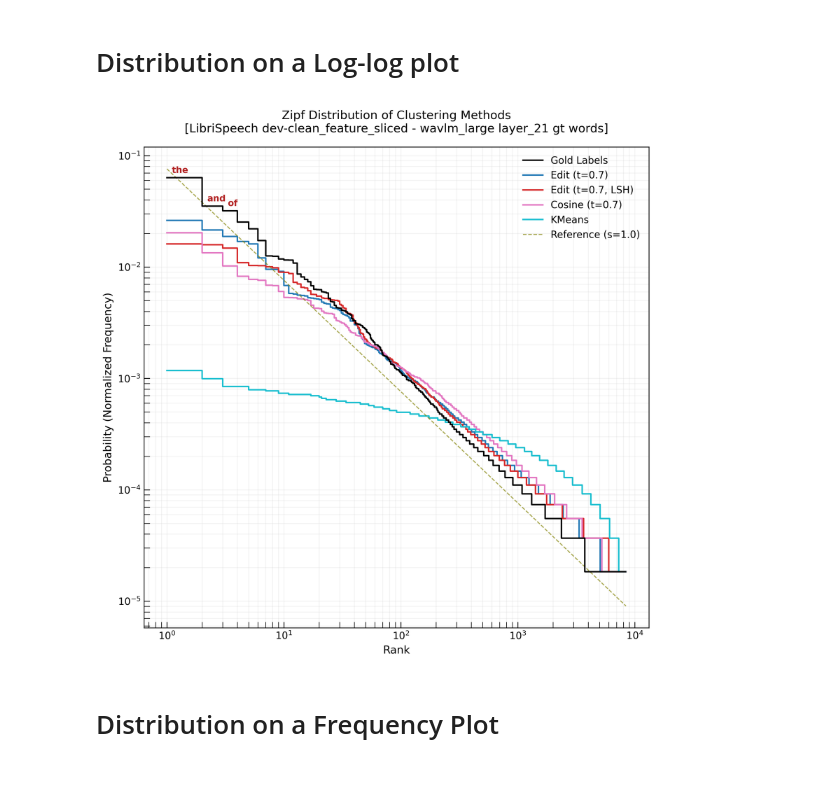
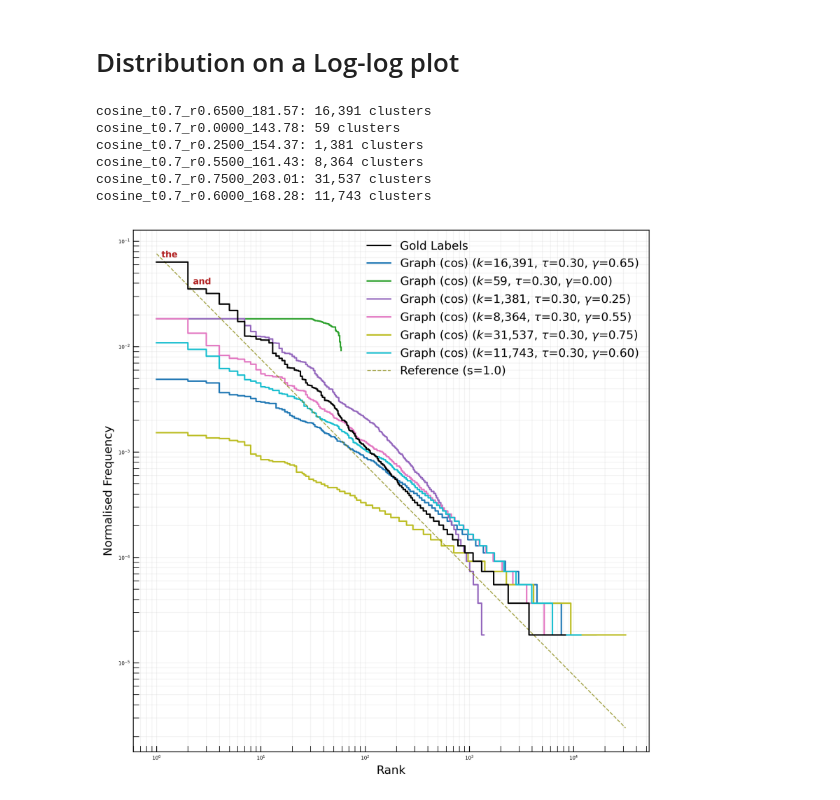
Before and after one commit to adendorffy/zipf-clus, a Jupyter notebook: zipf.ipynb, the cells around one changed output. Saved outputs shown, nothing was run; the diff lists cells and outputs as text; code cells hidden in the pictures.

```diff
--- a/zipf.ipynb
+++ b/zipf.ipynb
@@ -78,15 +141,31 @@ def extract_threshold(path):
 # %% [markdown]
 # Distribution on a Log-log plot
 # %%
-title = f"Zipf Distribution of Clustering Methods\n[{dataset} - {info}]"
 paths = sorted(partition_dir.glob("*.txt"), key=extract_threshold)
 
 fig, ax = plt.subplots(figsize=(8, 8), dpi=300)
 num_paths = len(paths)
+
 color_map = plt.get_cmap('tab10', num_paths)
+
+def get_color(stem):
+    if "knn" in stem:
+        return color_map(10)
+    elif "edit" in stem:
+        return color_map(3)
+    elif "cosine" in stem:
+        return color_map(0)
+    elif "kmeans" in stem:
+        return color_map(7)
+    else:
+        return color_map(1)
 
 word_counts = Counter(words)
 gold_unique_tokens, w_counts = zip(*word_counts.most_common())
+tokens, counts = zip(*word_counts.most_common())
+
+n_samples = 20
+indices = np.unique(np.round(np.logspace(0, np.log10(len(tokens)-1), n_samples)).astype(int))
 
 w_counts_norm = np.array(w_counts) / sum(w_counts)
 w_ranks = np.arange(1, len(w_counts_norm) + 1)
@@ -94,7 +173,7 @@ w_ranks = np.arange(1, len(w_counts_norm) + 1)
 ax.loglog(w_ranks, w_counts_norm, linestyle='-', color='black',
             linewidth=1.5, drawstyle='steps-post', label='Gold Labels', zorder=3)
 
-for i in range(min(3, len(gold_unique_tokens))):
+for i in range(min(2, len(gold_unique_tokens))):
     ax.annotate(gold_unique_tokens[i],
                 (w_ranks[i], w_counts_norm[i]),
                 textcoords="offset points",
@@ -102,48 +181,68 @@ for i in range(min(3, len(gold_unique_tokens))):
                 ha='left',
                 fontsize=9,
                 fontweight='bold',
-                color='firebrick')
+                color='firebrick',)
 
 global_max_freq = 0
 global_max_rank = 0
 
 for i, path in enumerate(paths):
+    if "knn" in path.stem or "edit" in path.stem:
+        continue
+
+    clusters = get_clusters(path)
+    print(f"{path.stem}: {len(clusters):,} clusters")
     try:
-        data_label = get_data_label(path.stem)
+        data_label = get_data_label(path.stem, k=len(clusters))
     except NameError:
         data_label = "Empirical"
-
-    clusters = get_clusters(path)
     counts = sorted([len(c) for c in clusters], reverse=True)
     counts_norm = np.array(counts) / sum(counts)
     ranks = np.arange(1, len(counts) + 1)
 
     global_max_freq = max(global_max_freq, counts_norm[0])
     global_max_rank = max(global_max_rank, len(counts))
-
     ax.loglog(ranks, counts_norm, label=data_label, color=color_map(i),
                 linewidth=1.5, drawstyle='steps-post')
+    indices = np.unique(
+        np.round(np.logspace(0, np.log10(len(counts) - 1), n_samples)).astype(int)
+    )
+
 
 global_max_freq = max(global_max_freq, w_counts_norm[0])
 global_max_rank = max(global_max_rank, len(w_counts_norm))
 
 ref_ranks = np.logspace(0, np.log10(global_max_rank), 100)
 ref_counts = (global_max_freq * 1.2) / (ref_ranks**1.0)
 
 ax.loglog(ref_ranks, ref_counts, linestyle='--', color='olive',
             alpha=0.7, linewidth=1, label='Reference (s=1.0)')
 
-ax.set_title(title, fontsize=12, pad=15)
-ax.set_xlabel('Rank', fontsize=11)
-ax.set_ylabel('Probability (Normalized Frequency)', fontsize=11)
+ax.set_xlabel('Rank', fontsize=12)
+ax.set_ylabel('Normalised Frequency', fontsize=12)
 
 ax.grid(True, which="both", ls="-", alpha=0.15)
 ax.tick_params(direction='in', which='both', length=6)
-ax.legend(frameon=False, fontsize=10)
+ax.legend(frameon=False, fontsize=12)
 
 plt.tight_layout()
+
+fig_dir = Path("figs") / dataset / dataset_subset
+fig_dir.mkdir(parents=True, exist_ok=True)
+
+safe_boundary_info = "_".join(str(boundary_info).split())
+
+plt.savefig(
+    fig_dir / f"zipf_plot_{dataset_subset}_{safe_boundary_info}.pdf",
+    dpi=300,
+    bbox_inches="tight"
+)
 plt.show()
 # %% [output]
+cosine_t0.7_r0.6500_181.57: 16,391 clusters
+cosine_t0.7_r0.0000_143.78: 59 clusters
+cosine_t0.7_r0.2500_154.37: 1,381 clusters
+cosine_t0.7_r0.5500_161.43: 8,364 clusters
+cosine_t0.7_r0.7500_203.01: 31,537 clusters
+cosine_t0.7_r0.6000_168.28: 11,743 clusters
-[figure, old version]
+[figure, new version]
-# %% [markdown]
-# Distribution on a Frequency Plot
```
Also changed, not shown: parts of 8 cells of this notebook, 24 other files.
